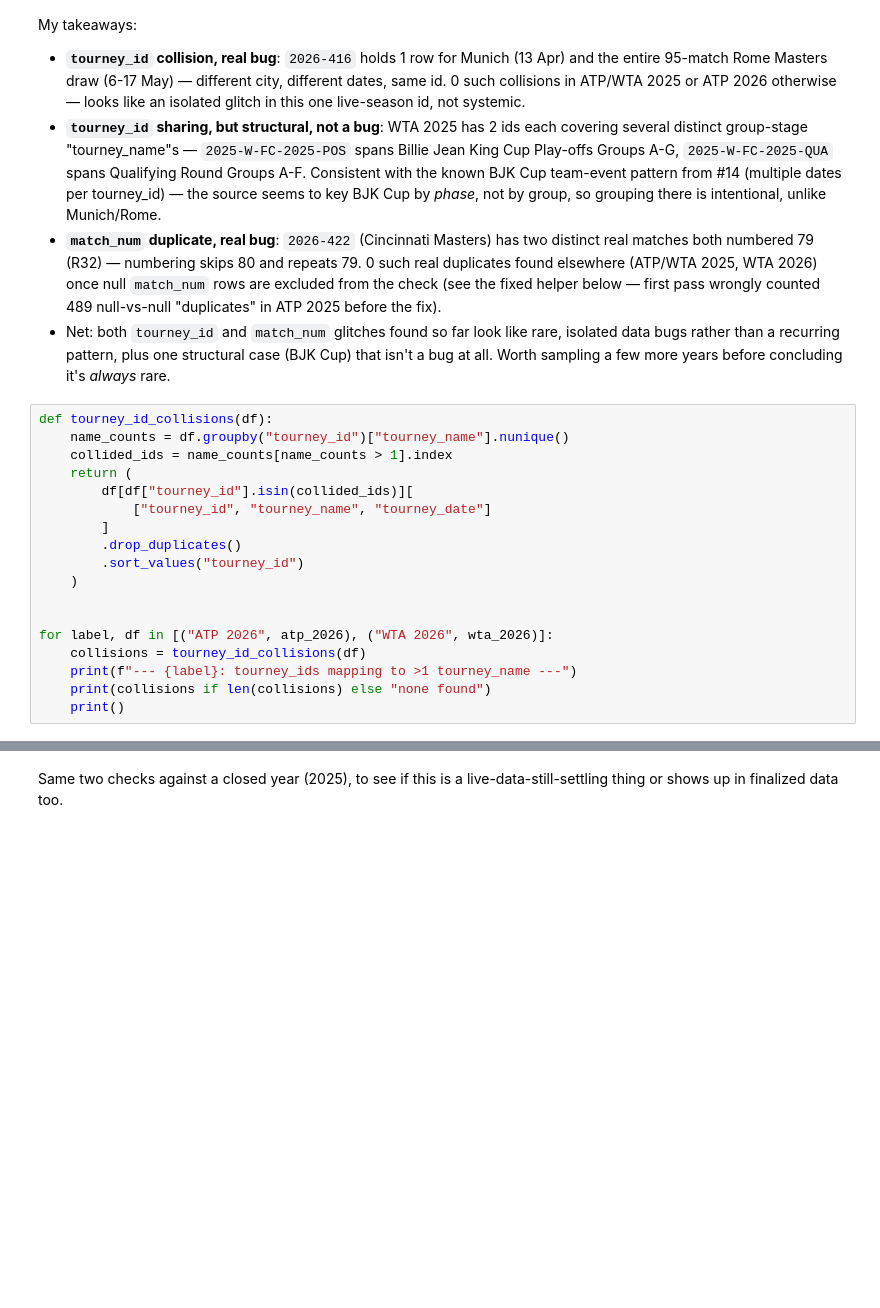
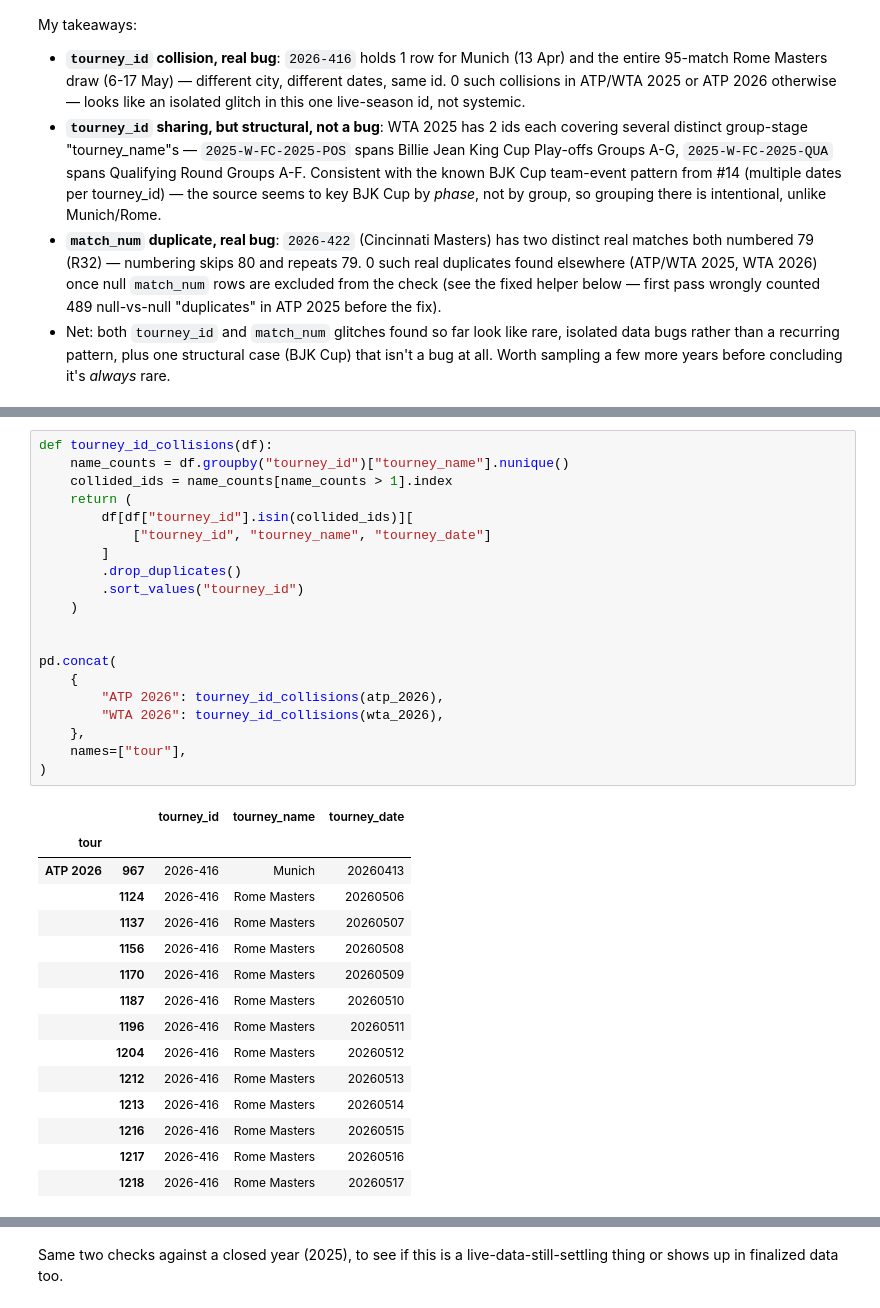
Before and after one commit to anajbellini/DataDeuce, a Jupyter notebook: analysis/source_profiling.ipynb, the cells around one changed output, grey strips where cells are left out. Cells and saved outputs as stored; diff of their text form; blank space fills up the shorter version.

```diff
--- a/analysis/source_profiling.ipynb
+++ b/analysis/source_profiling.ipynb
@@ -1145,21 +1156,3 @@ My takeaways:
 - **`tourney_id` sharing, but structural, not a bug**: WTA 2025 has 2 ids each covering several distinct group-stage "tourney_name"s — `2025-W-FC-2025-POS` spans Billie Jean King Cup Play-offs Groups A-G, `2025-W-FC-2025-QUA` spans Qualifying Round Groups A-F. Consistent with the known BJK Cup team-event pattern from #14 (multiple dates per tourney_id) — the source seems to key BJK Cup by *phase*, not by group, so grouping there is intentional, unlike Munich/Rome.
 - **`match_num` duplicate, real bug**: `2026-422` (Cincinnati Masters) has two distinct real matches both numbered 79 (R32) — numbering skips 80 and repeats 79. 0 such real duplicates found elsewhere (ATP/WTA 2025, WTA 2026) once null `match_num` rows are excluded from the check (see the fixed helper below — first pass wrongly counted 489 null-vs-null "duplicates" in ATP 2025 before the fix).
 - Net: both `tourney_id` and `match_num` glitches found so far look like rare, isolated data bugs rather than a recurring pattern, plus one structural case (BJK Cup) that isn't a bug at all. Worth sampling a few more years before concluding it's *always* rare.
-# %%
-def tourney_id_collisions(df):
-    name_counts = df.groupby("tourney_id")["tourney_name"].nunique()
-    collided_ids = name_counts[name_counts > 1].index
-    return (
-        df[df["tourney_id"].isin(collided_ids)][
-            ["tourney_id", "tourney_name", "tourney_date"]
-        ]
-        .drop_duplicates()
-        .sort_values("tourney_id")
-    )
-
-
-for label, df in [("ATP 2026", atp_2026), ("WTA 2026", wta_2026)]:
-    collisions = tourney_id_collisions(df)
-    print(f"--- {label}: tourney_ids mapping to >1 tourney_name ---")
-    print(collisions if len(collisions) else "none found")
-    print()
@@ -1232,0 +1159,36 @@ none found
+# %%
+def tourney_id_collisions(df):
+    name_counts = df.groupby("tourney_id")["tourney_name"].nunique()
+    collided_ids = name_counts[name_counts > 1].index
+    return (
+        df[df["tourney_id"].isin(collided_ids)][
+            ["tourney_id", "tourney_name", "tourney_date"]
+        ]
+        .drop_duplicates()
+        .sort_values("tourney_id")
+    )
+
+
+pd.concat(
+    {
+        "ATP 2026": tourney_id_collisions(atp_2026),
+        "WTA 2026": tourney_id_collisions(wta_2026),
+    },
+    names=["tour"],
+)
+# %% [output]
+|  |  | tourney_id | tourney_name | tourney_date |
+| tour |  |  |  |  |
+| ATP 2026 | 967 | 2026-416 | Munich | 20260413 |
+|  | 1124 | 2026-416 | Rome Masters | 20260506 |
+|  | 1137 | 2026-416 | Rome Masters | 20260507 |
+|  | 1156 | 2026-416 | Rome Masters | 20260508 |
+|  | 1170 | 2026-416 | Rome Masters | 20260509 |
+|  | 1187 | 2026-416 | Rome Masters | 20260510 |
+|  | 1196 | 2026-416 | Rome Masters | 20260511 |
+|  | 1204 | 2026-416 | Rome Masters | 20260512 |
+|  | 1212 | 2026-416 | Rome Masters | 20260513 |
+|  | 1213 | 2026-416 | Rome Masters | 20260514 |
+|  | 1216 | 2026-416 | Rome Masters | 20260515 |
+|  | 1217 | 2026-416 | Rome Masters | 20260516 |
+|  | 1218 | 2026-416 | Rome Masters | 20260517 |
```
Also changed, not shown: parts of 13 cells of this notebook.
